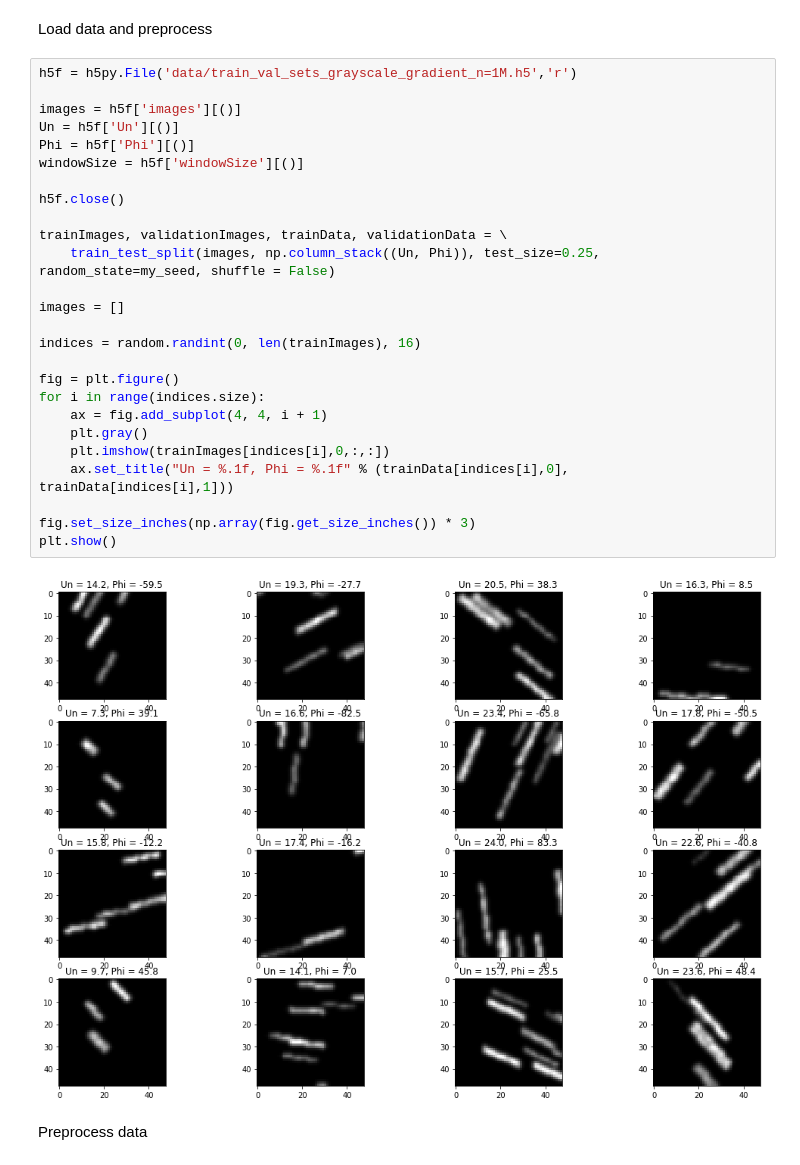
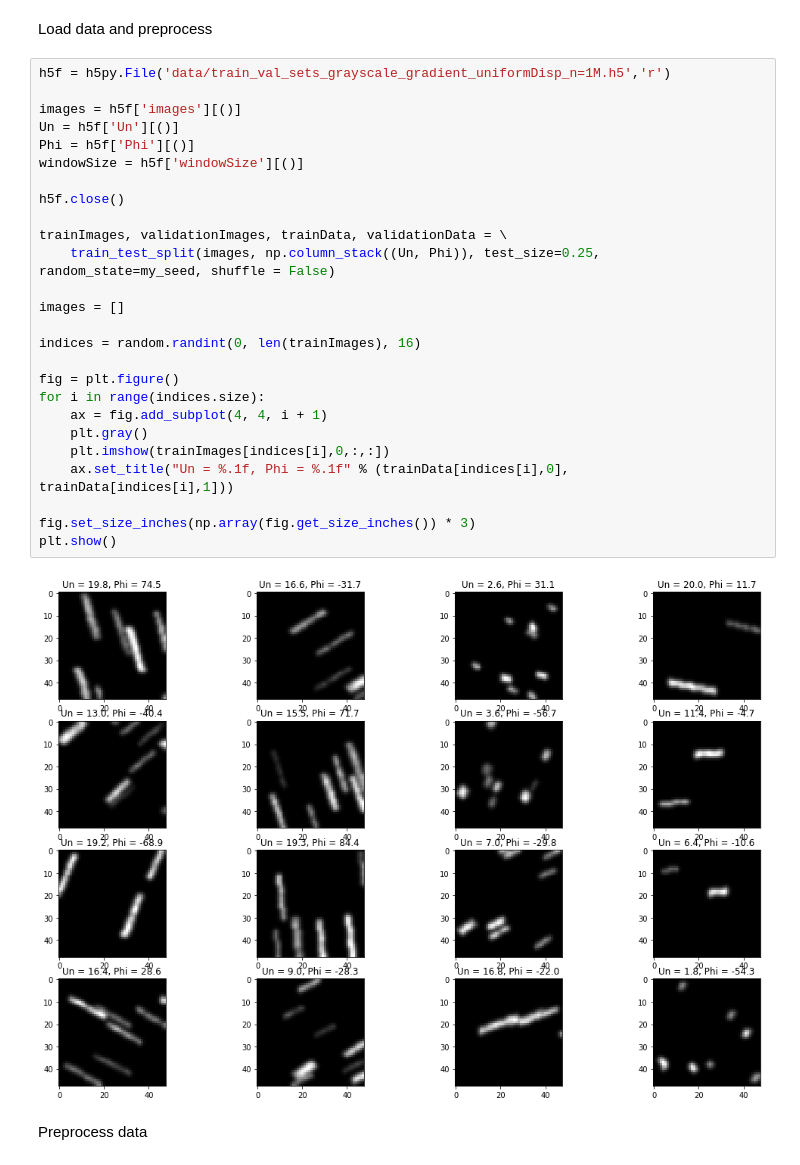
Before and after one commit to agrayver/streakcnn, a Jupyter notebook: train_CNN_pytorch.ipynb, the cells around one changed output. Cells and saved outputs as stored; diff of their text form.

```diff
--- a/train_CNN_pytorch.ipynb
+++ b/train_CNN_pytorch.ipynb
@@ -37,33 +37,33 @@ torch.manual_seed(my_seed)
 # %% [markdown]
 Load data and preprocess
 # %%
-h5f = h5py.File('data/train_val_sets_grayscale_gradient_n=1M.h5','r')
+h5f = h5py.File('data/train_val_sets_grayscale_gradient_uniformDisp_n=1M.h5','r')
 
 images = h5f['images'][()]
 Un = h5f['Un'][()]
 Phi = h5f['Phi'][()]
 windowSize = h5f['windowSize'][()]
 
 h5f.close()
 
 trainImages, validationImages, trainData, validationData = \
     train_test_split(images, np.column_stack((Un, Phi)), test_size=0.25, random_state=my_seed, shuffle = False)
 
 images = []
 
 indices = random.randint(0, len(trainImages), 16)
 
 fig = plt.figure()
 for i in range(indices.size):
     ax = fig.add_subplot(4, 4, i + 1)
     plt.gray()
     plt.imshow(trainImages[indices[i],0,:,:])
     ax.set_title("Un = %.1f, Phi = %.1f" % (trainData[indices[i],0], trainData[indices[i],1]))
 
 fig.set_size_inches(np.array(fig.get_size_inches()) * 3)
 plt.show()
 # %% [output]
-[figure, old version]
+[figure, new version]
 # %% [markdown]
 Preprocess data
 # %%
```
Also changed, not shown: parts of 5 cells of this notebook, 19 other files.
